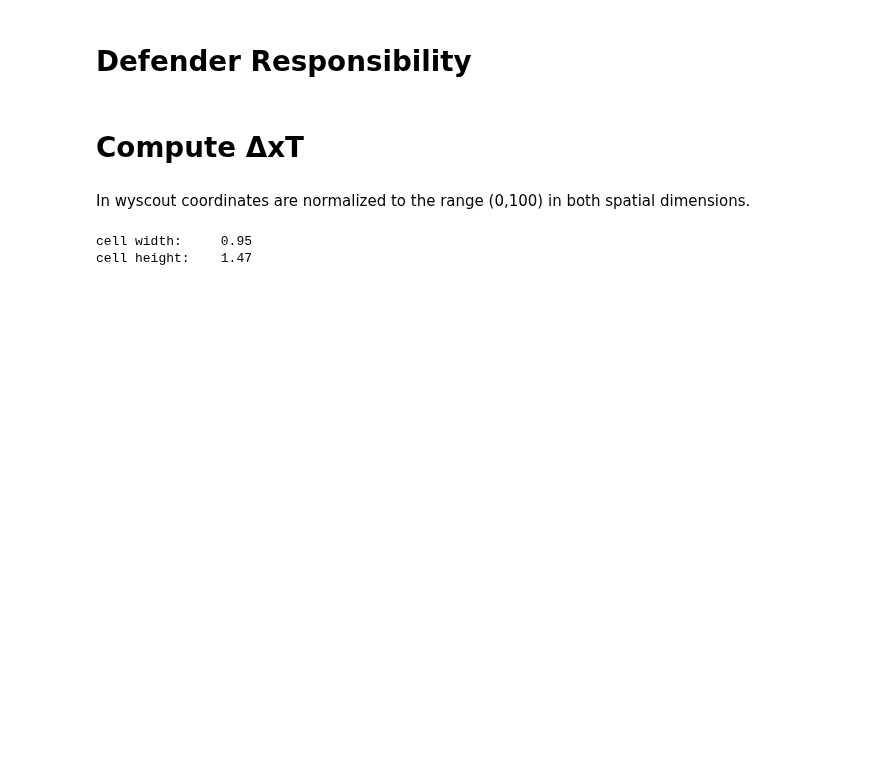
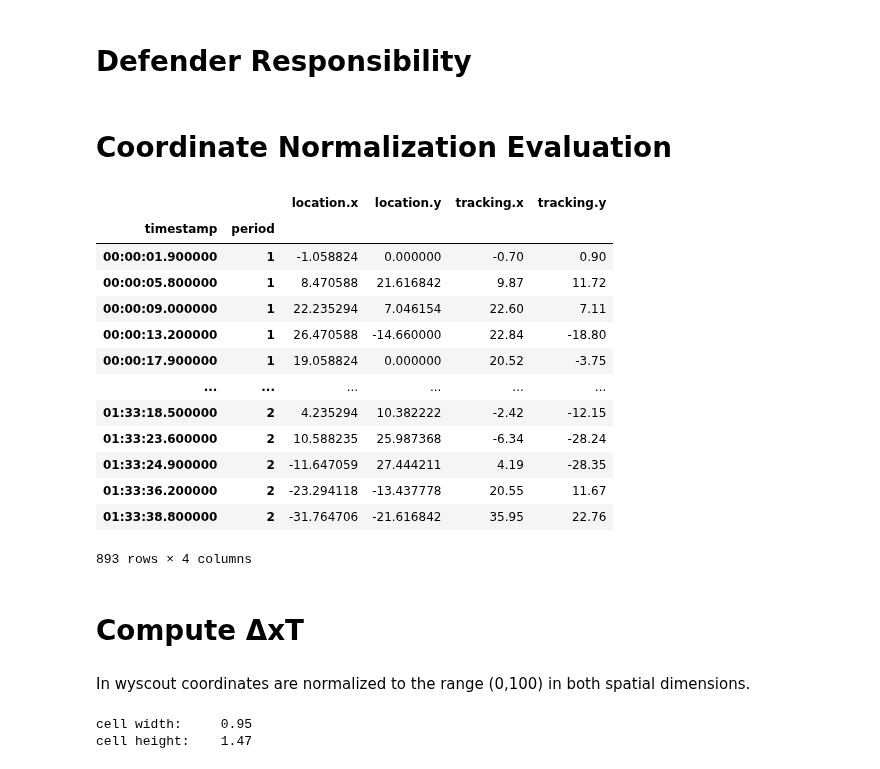
Before and after one commit to ariskoutris/defensive-passing-networks, a Jupyter notebook: src/notebooks/pass_tables.ipynb, the cells around one changed output. Drawn from its saved outputs; the diff is of its cells as text; code cells hidden in the pictures; blank space fills up the shorter version.

Commit message:
Evaluate coordinate normalization

```diff
--- a/src/notebooks/pass_tables.ipynb
+++ b/src/notebooks/pass_tables.ipynb
@@ -245,3 +245,5 @@ joined_df.sample(5)
 # %%
 joined_df['responsibility'] = joined_df.apply(responsibility, axis=1, pass_length_factor=1)
 joined_df['responsibility'] = np.where(joined_df['tracking.is_teammate'], 0, joined_df['responsibility'])
+# %% [markdown]
+# Coordinate Normalization Evaluation
@@ -248,2 +252,19 @@ joined_df['responsibility'] = np.where(joined_df['tracking.is_teammate'], 0, joi
+# %%
+joined_df[joined_df['tracking.is_self']][['location.x', 'location.y', 'tracking.x', 'tracking.y']]
+# %% [output]
+|  |  | location.x | location.y | tracking.x | tracking.y |
+| timestamp | period |  |  |  |  |
+| 00:00:01.900000 | 1 | -1.058824 | 0.000000 | -0.70 | 0.90 |
+| 00:00:05.800000 | 1 | 8.470588 | 21.616842 | 9.87 | 11.72 |
+| 00:00:09.000000 | 1 | 22.235294 | 7.046154 | 22.60 | 7.11 |
+| 00:00:13.200000 | 1 | 26.470588 | -14.660000 | 22.84 | -18.80 |
+| 00:00:17.900000 | 1 | 19.058824 | 0.000000 | 20.52 | -3.75 |
+| ... | ... | ... | ... | ... | ... |
+| 01:33:18.500000 | 2 | 4.235294 | 10.382222 | -2.42 | -12.15 |
+| 01:33:23.600000 | 2 | 10.588235 | 25.987368 | -6.34 | -28.24 |
+| 01:33:24.900000 | 2 | -11.647059 | 27.444211 | 4.19 | -28.35 |
+| 01:33:36.200000 | 2 | -23.294118 | -13.437778 | 20.55 | 11.67 |
+| 01:33:38.800000 | 2 | -31.764706 | -21.616842 | 35.95 | 22.76 |
+893 rows × 4 columns
 # %% [markdown]
 # Compute ΔxT
```
Also changed, not shown: parts of 5 cells of this notebook.
